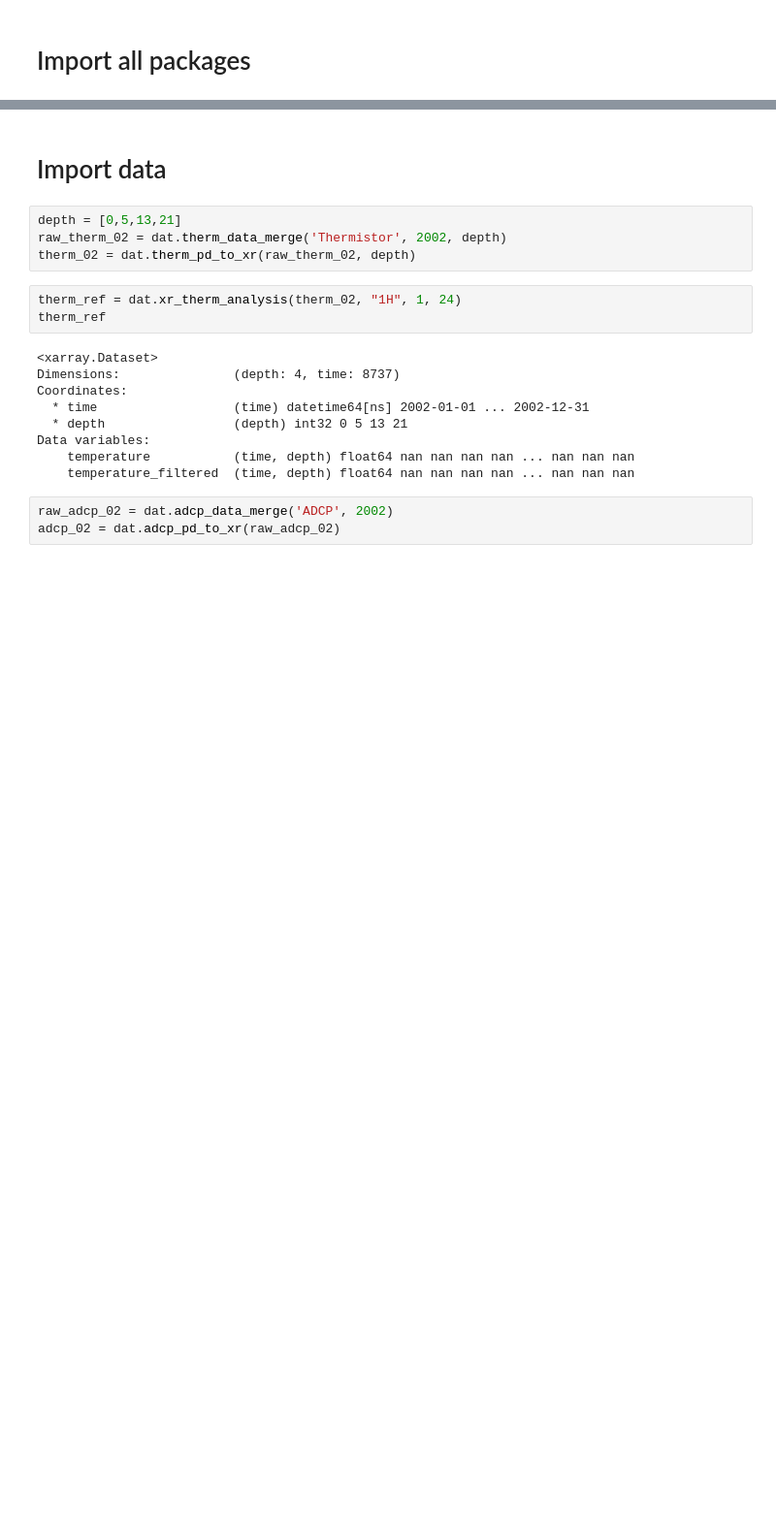
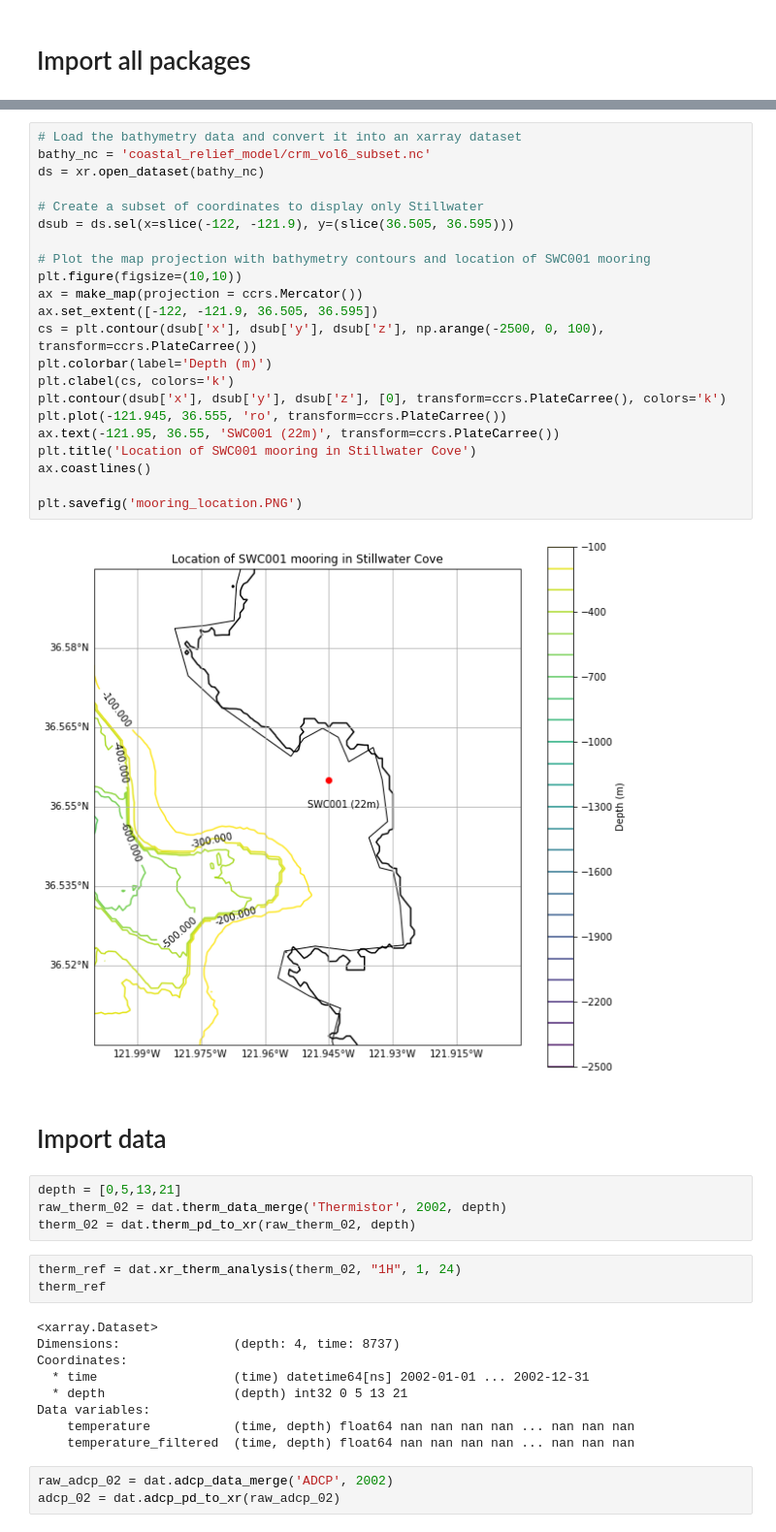
Before and after one commit to lagrady/MS-263-Final-Project, a Jupyter notebook: Code/final_project.ipynb, the cells around one changed output, grey strips where cells are left out. Shown at 97% size. Drawn from its saved outputs; the diff is of its cells as text; blank space fills up the shorter version.

```diff
--- a/Code/final_project.ipynb
+++ b/Code/final_project.ipynb
@@ -21,3 +51,27 @@ import os
+# %%
+# Load the bathymetry data and convert it into an xarray dataset
+bathy_nc = 'coastal_relief_model/crm_vol6_subset.nc'
+ds = xr.open_dataset(bathy_nc)
+
+# Create a subset of coordinates to display only Stillwater
+dsub = ds.sel(x=slice(-122, -121.9), y=(slice(36.505, 36.595)))
+
+# Plot the map projection with bathymetry contours and location of SWC001 mooring
+plt.figure(figsize=(10,10))
+ax = make_map(projection = ccrs.Mercator())
+ax.set_extent([-122, -121.9, 36.505, 36.595])
+cs = plt.contour(dsub['x'], dsub['y'], dsub['z'], np.arange(-2500, 0, 100), transform=ccrs.PlateCarree())
+plt.colorbar(label='Depth (m)')
+plt.clabel(cs, colors='k')
+plt.contour(dsub['x'], dsub['y'], dsub['z'], [0], transform=ccrs.PlateCarree(), colors='k')
+plt.plot(-121.945, 36.555, 'ro', transform=ccrs.PlateCarree())
+ax.text(-121.95, 36.55, 'SWC001 (22m)', transform=ccrs.PlateCarree())
+plt.title('Location of SWC001 mooring in Stillwater Cove')
+ax.coastlines()
+
+plt.savefig('mooring_location.PNG')
+# %% [output]
+[figure, added]
 # %% [markdown]
 # Import data
 # %%
```
Also changed, not shown: parts of 25 cells of this notebook.
